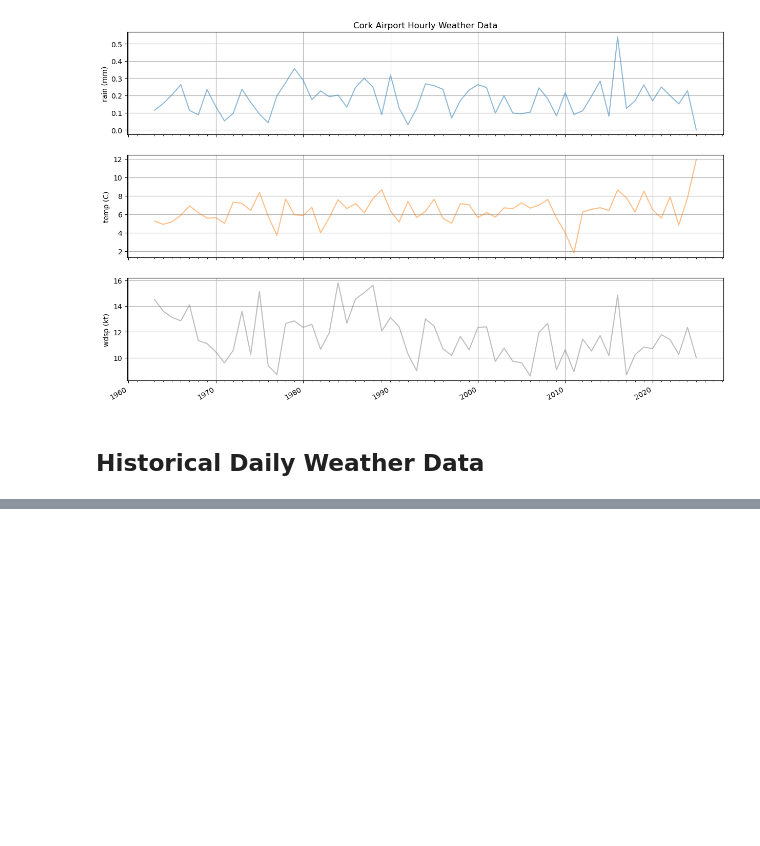
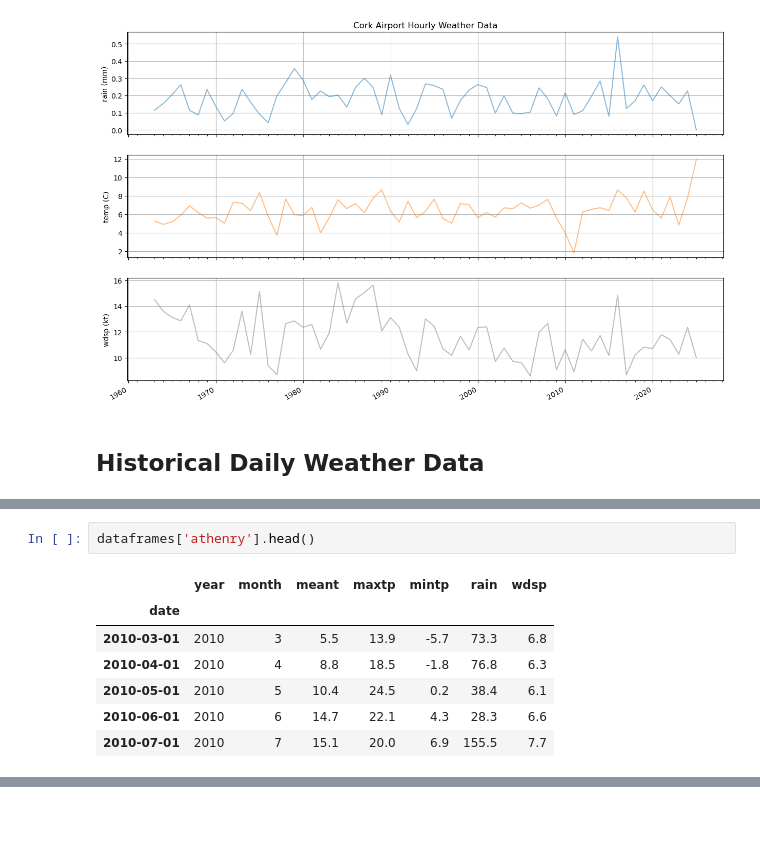
Before and after one commit to eoghanpw/PFDA-project, a Jupyter notebook: project.ipynb, the cells around one changed output, grey strips where cells are left out. Drawn from its saved outputs; the diff is of its cells as text; blank space fills up the shorter version.

```diff
--- a/project.ipynb
+++ b/project.ipynb
@@ -295,0 +425,10 @@ plt.show()
+# %%
+dataframes['athenry'].head()
+# %% [output]
+|  | year | month | meant | maxtp | mintp | rain | wdsp |
+| date |  |  |  |  |  |  |  |
+| 2010-03-01 | 2010 | 3 | 5.5 | 13.9 | -5.7 | 73.3 | 6.8 |
+| 2010-04-01 | 2010 | 4 | 8.8 | 18.5 | -1.8 | 76.8 | 6.3 |
+| 2010-05-01 | 2010 | 5 | 10.4 | 24.5 | 0.2 | 38.4 | 6.1 |
+| 2010-06-01 | 2010 | 6 | 14.7 | 22.1 | 4.3 | 28.3 | 6.6 |
+| 2010-07-01 | 2010 | 7 | 15.1 | 20.0 | 6.9 | 155.5 | 7.7 |
```
Also changed, not shown: parts of 6 cells of this notebook, 5 other files.
